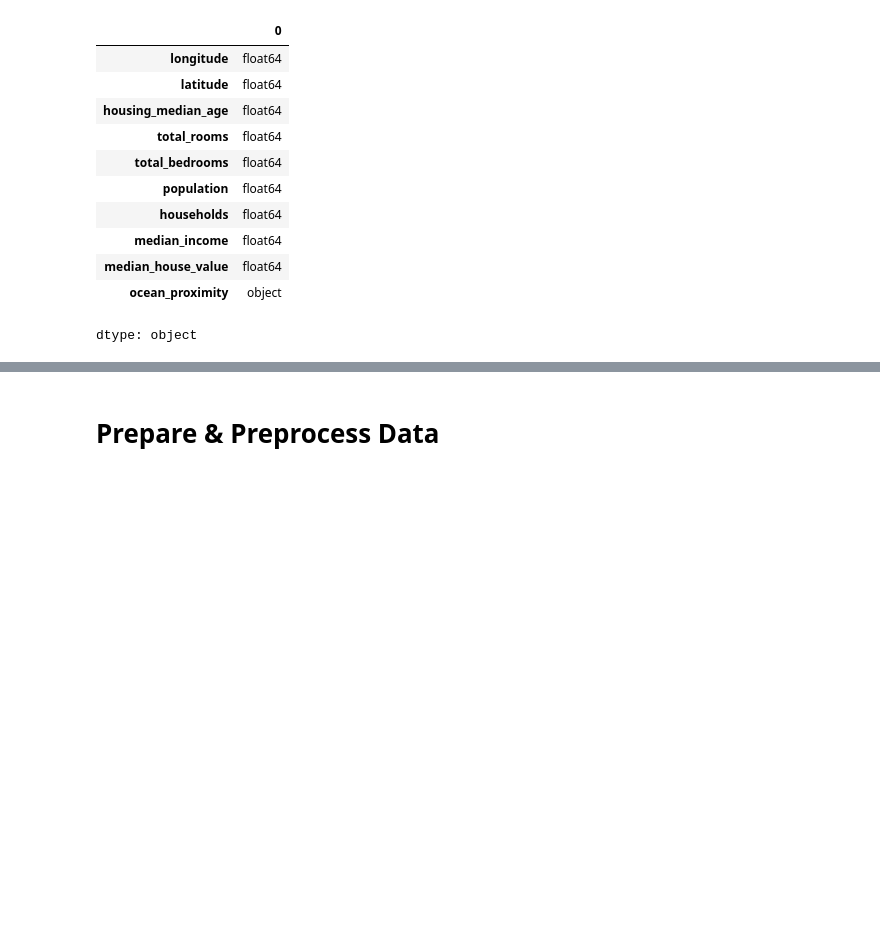
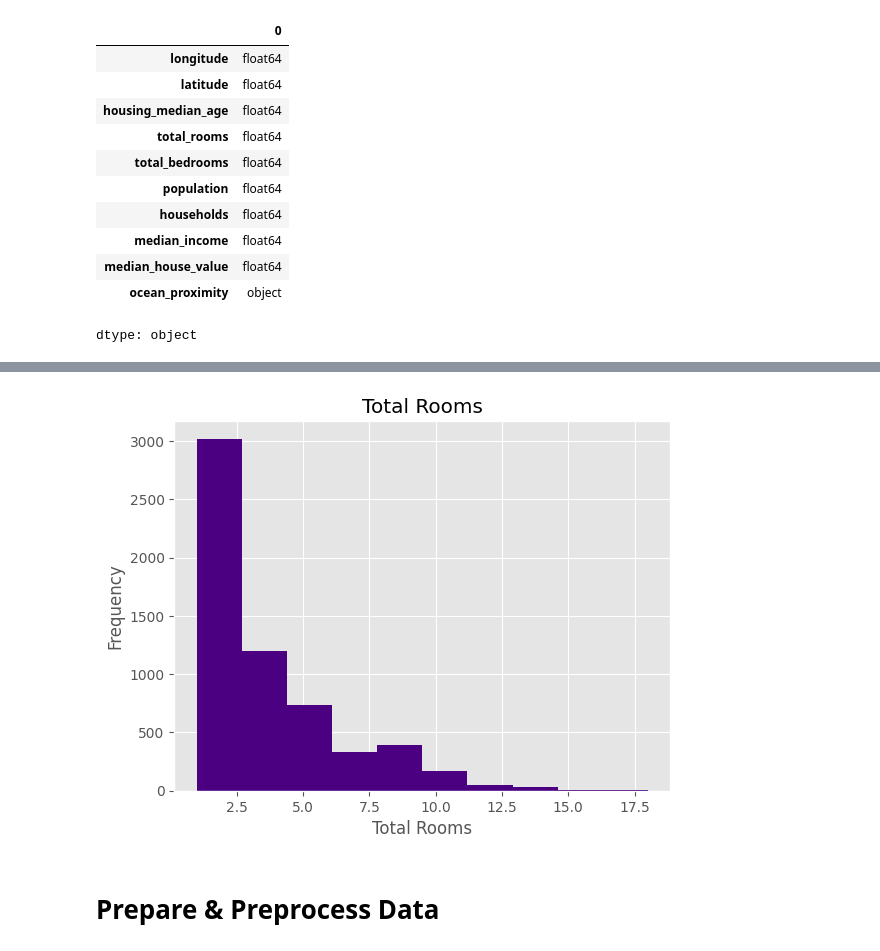
Before and after one commit to sophia-mai/artificial-intelligence-foundations-machine-learning, a Jupyter notebook: LiL-HomePrediction.ipynb, the cells around one changed output, grey strips where cells are left out. Drawn from its saved outputs; the diff is of its cells as text; code cells hidden in the pictures; blank space fills up the shorter version.

Commit message:
testing plotting

```diff
--- a/LiL-HomePrediction.ipynb
+++ b/LiL-HomePrediction.ipynb
@@ -147,3 +147,19 @@ housing_df.describe()
 | 50% | -118.490000 | 34.260000 | 29.000000 | 2127.000000 | 435.000000 | 1166.000000 | 409.000000 | ... |
 | 75% | -118.010000 | 37.710000 | 37.000000 | 3148.000000 | 647.000000 | 1725.000000 | 605.000000 | ... |
 | max | -114.310000 | 41.950000 | 52.000000 | 39320.000000 | 6445.000000 | 35682.000000 | 6082.000000 | ... |
+# %%
+housing_df = housing_df[['longitude', 'latitude', 'housing_median_age', 'total_rooms',
+       'total_bedrooms', 'population', 'households', 'median_income',
+       'median_house_value', 'ocean_proximity']].copy()
+# %%
+housing_df = housing_df.rename(columns={'longitude':'Longitude',
+                           'latitude':'Latitude',
+                           'housing_median_age':'Housing_Median_Age',
+                           'total_rooms':'Total_Rooms',
+                           'total_bedrooms':'Total_Bedrooms',
+                           'population':'Population',
+                           'households':'Households',
+                           'median_income':'Median_Income',
+                           'median_house_value':'Median_House_Value',
+                           'ocean_proximity':'Ocean_Proximity'
+                           })
@@ -150,3 +168,12 @@ housing_df.describe()
+# %%
+ax = housing_df['Total_Rooms'].value_counts().plot(kind='hist', color='indigo', title='Total Rooms', xlabel='Total Rooms', ylabel='Frequency')
+plt.xlabel('Total Rooms')
+plt.ylabel('Frequency')
+plt.title('Total Rooms')
+
+plt.show()
+# %% [output]
+[figure, added]
 # %% [markdown]
 # Prepare & Preprocess Data
 # %% [markdown]
```
Also changed, not shown: parts of 4 cells of this notebook.
